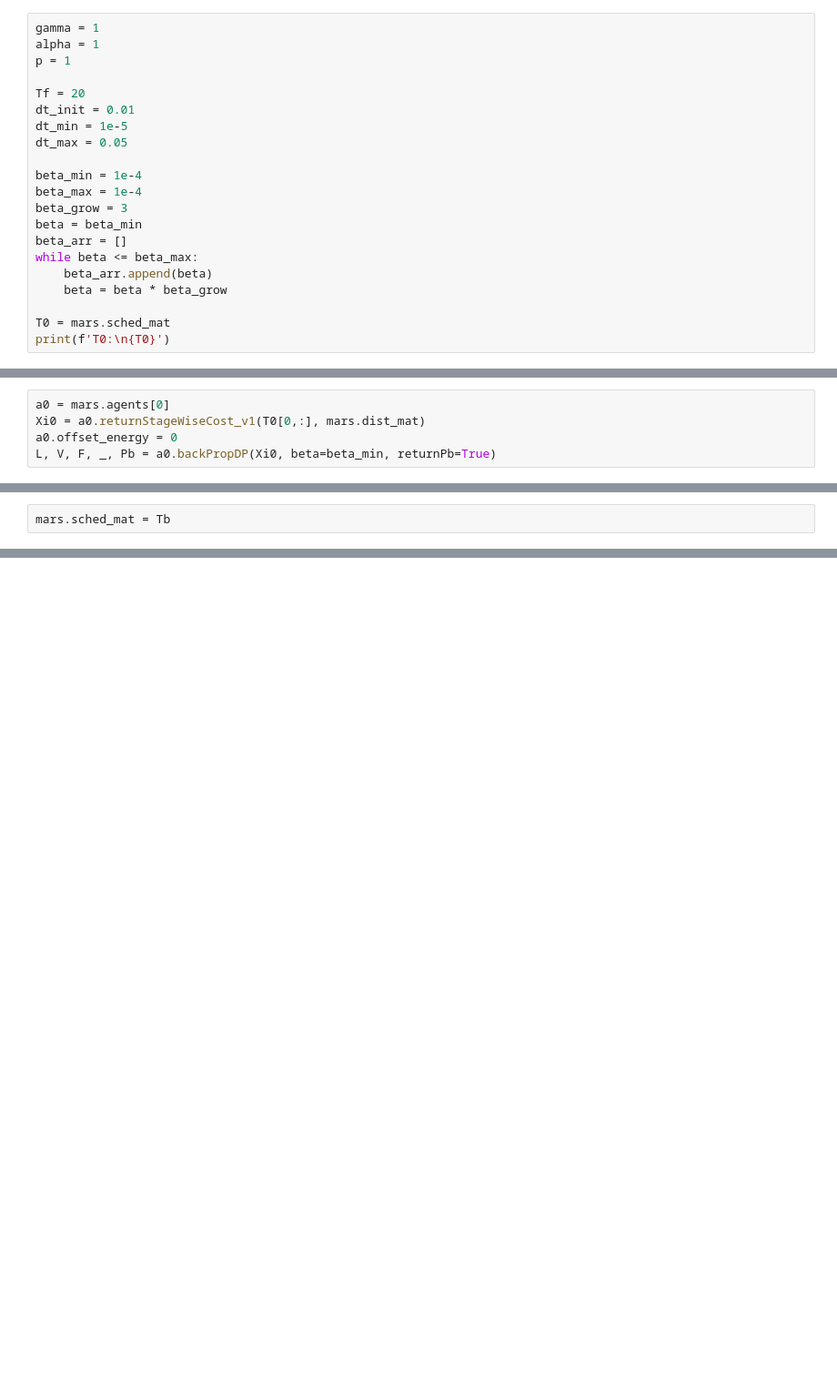
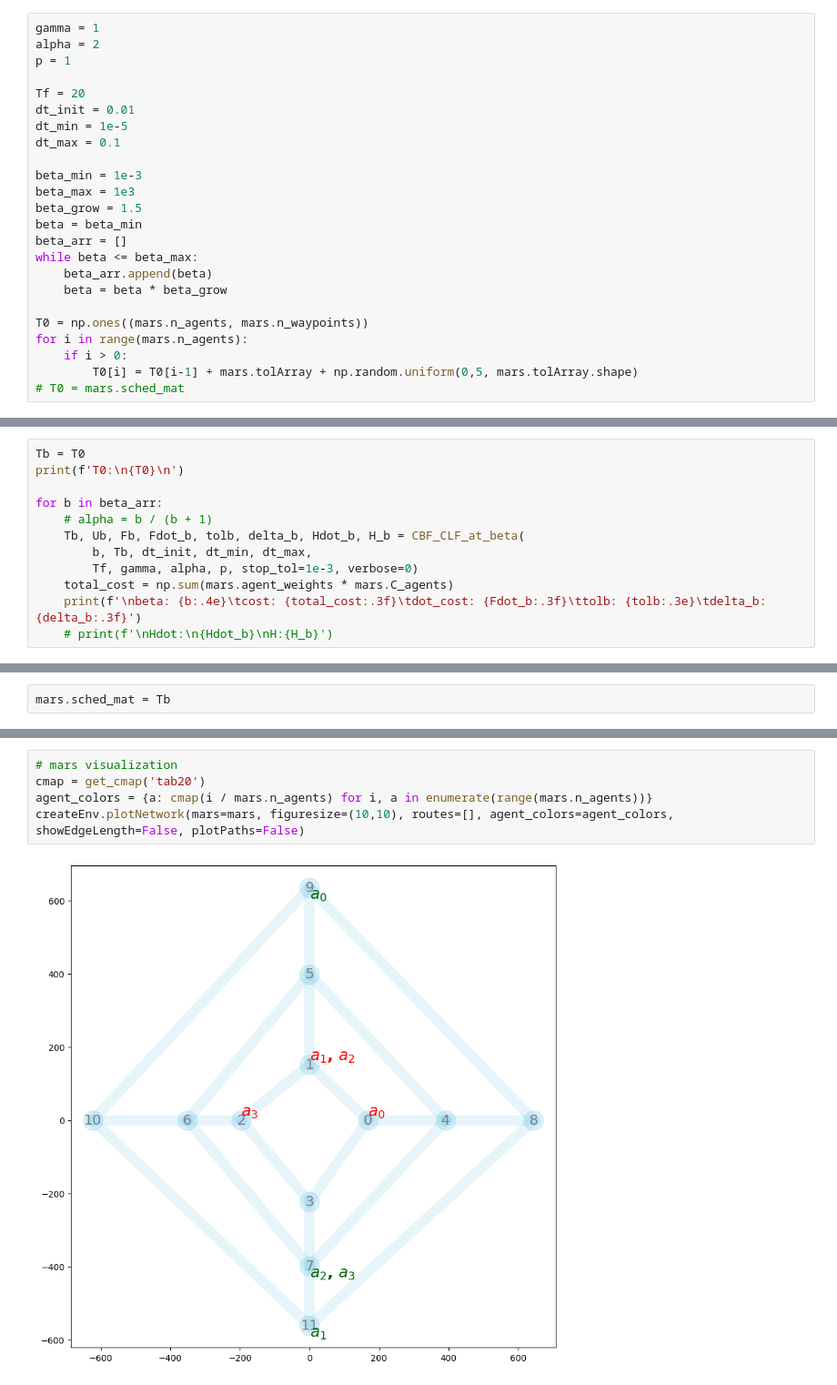
Before and after one commit to dt-1729/ULI_NASA, a Jupyter notebook: UTM_scheduling_and_routing/test_flpoAgent.ipynb, the cells around one changed output, grey strips where cells are left out. Shown: that part at 91% size. Cells and saved outputs as stored; diff of their text form; blank space fills up the shorter version.

```diff
--- a/UTM_scheduling_and_routing/test_flpoAgent.ipynb
+++ b/UTM_scheduling_and_routing/test_flpoAgent.ipynb
@@ -194,22 +252,25 @@ i:6     Value:[[-7.74782121e+08]]
 ### Write a code to solve MARS using CBF-CLF based appraoch
 # %%
 gamma = 1
-alpha = 1
+alpha = 2
 p = 1
 
 Tf = 20
 dt_init = 0.01
 dt_min = 1e-5
-dt_max = 0.05
+dt_max = 0.1
 
-beta_min = 1e-4
-beta_max = 1e-4
-beta_grow = 3
+beta_min = 1e-3
+beta_max = 1e3
+beta_grow = 1.5
 beta = beta_min
 beta_arr = []
 while beta <= beta_max:
     beta_arr.append(beta)
     beta = beta * beta_grow
 
-T0 = mars.sched_mat
-print(f'T0:\n{T0}')
+T0 = np.ones((mars.n_agents, mars.n_waypoints))
+for i in range(mars.n_agents):
+    if i > 0:
+        T0[i] = T0[i-1] + mars.tolArray + np.random.uniform(0,5, mars.tolArray.shape)
+# T0 = mars.sched_mat
@@ -219,5 +276,0 @@ T0:
-# %%
-a0 = mars.agents[0]
-Xi0 = a0.returnStageWiseCost_v1(T0[0,:], mars.dist_mat)
-a0.offset_energy = 0
-L, V, F, _, Pb = a0.backPropDP(Xi0, beta=beta_min, returnPb=True)
@@ -314,0 +283,12 @@ TypeError: 'float' object is not subscriptable
+# %%
+Tb = T0
+print(f'T0:\n{T0}\n')
+
+for b in beta_arr:
+    # alpha = b / (b + 1)
+    Tb, Ub, Fb, Fdot_b, tolb, delta_b, Hdot_b, H_b = CBF_CLF_at_beta(
+        b, Tb, dt_init, dt_min, dt_max,
+        Tf, gamma, alpha, p, stop_tol=1e-3, verbose=0)
+    total_cost = np.sum(mars.agent_weights * mars.C_agents)
+    print(f'\nbeta: {b:.4e}\tcost: {total_cost:.3f}\tdot_cost: {Fdot_b:.3f}\ttolb: {tolb:.3e}\tdelta_b: {delta_b:.3f}')
+    # print(f'\nHdot:\n{Hdot_b}\nH:{H_b}')
@@ -325,0 +347,7 @@ route v1: [1, 3, 2], schedule: [-0.5  27.79 56.47]
+# %%
+# mars visualization
+cmap = get_cmap('tab20')
+agent_colors = {a: cmap(i / mars.n_agents) for i, a in enumerate(range(mars.n_agents))}
+createEnv.plotNetwork(mars=mars, figuresize=(10,10), routes=[], agent_colors=agent_colors, showEdgeLength=False, plotPaths=False)
+# %% [output]
+[figure, added]
```
Also changed, not shown: parts of 11 cells of this notebook, 2 other files.
